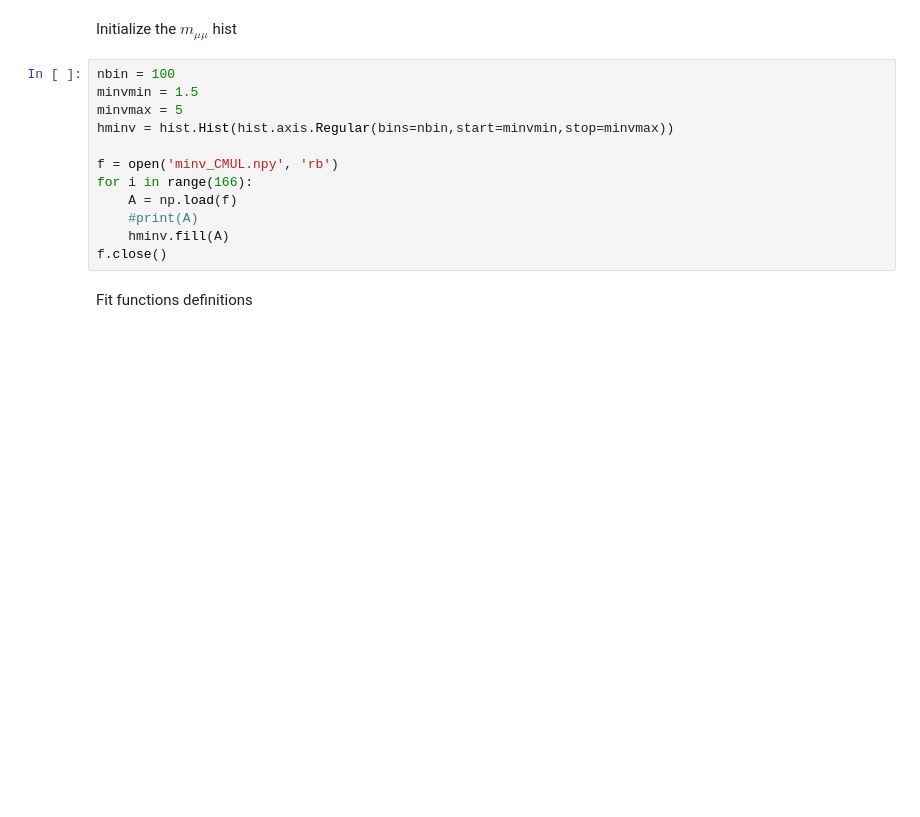
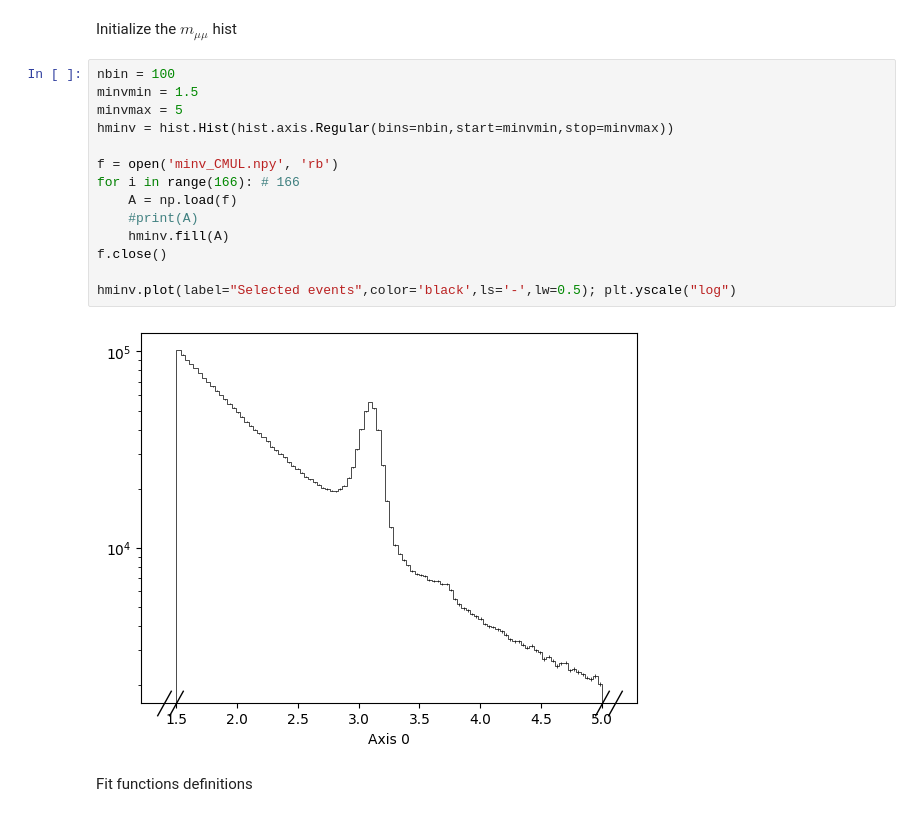
Before and after one commit to nantes-m2-rps-exp/qqbar2mumu-2023, a Jupyter notebook: notebooks/fit.ipynb, the cells around one changed output. Cells and saved outputs as stored; diff of their text form; blank space fills up the shorter version.

```diff
--- a/notebooks/fit.ipynb
+++ b/notebooks/fit.ipynb
@@ -9,15 +9,19 @@ Initialize the $m_{\mu\mu}$ hist
 # %%
 nbin = 100
 minvmin = 1.5
 minvmax = 5
 hminv = hist.Hist(hist.axis.Regular(bins=nbin,start=minvmin,stop=minvmax))
 
 f = open('minv_CMUL.npy', 'rb')
-for i in range(166):
+for i in range(166): # 166
     A = np.load(f)
     #print(A)
     hminv.fill(A)
 f.close()
+
+hminv.plot(label="Selected events",color='black',ls='-',lw=0.5); plt.yscale("log")
+# %% [output]
+[figure, added]
 # %% [markdown]
 Fit functions definitions
 # %%
```
Also changed, not shown: parts of 3 cells of this notebook, 1 other file.
